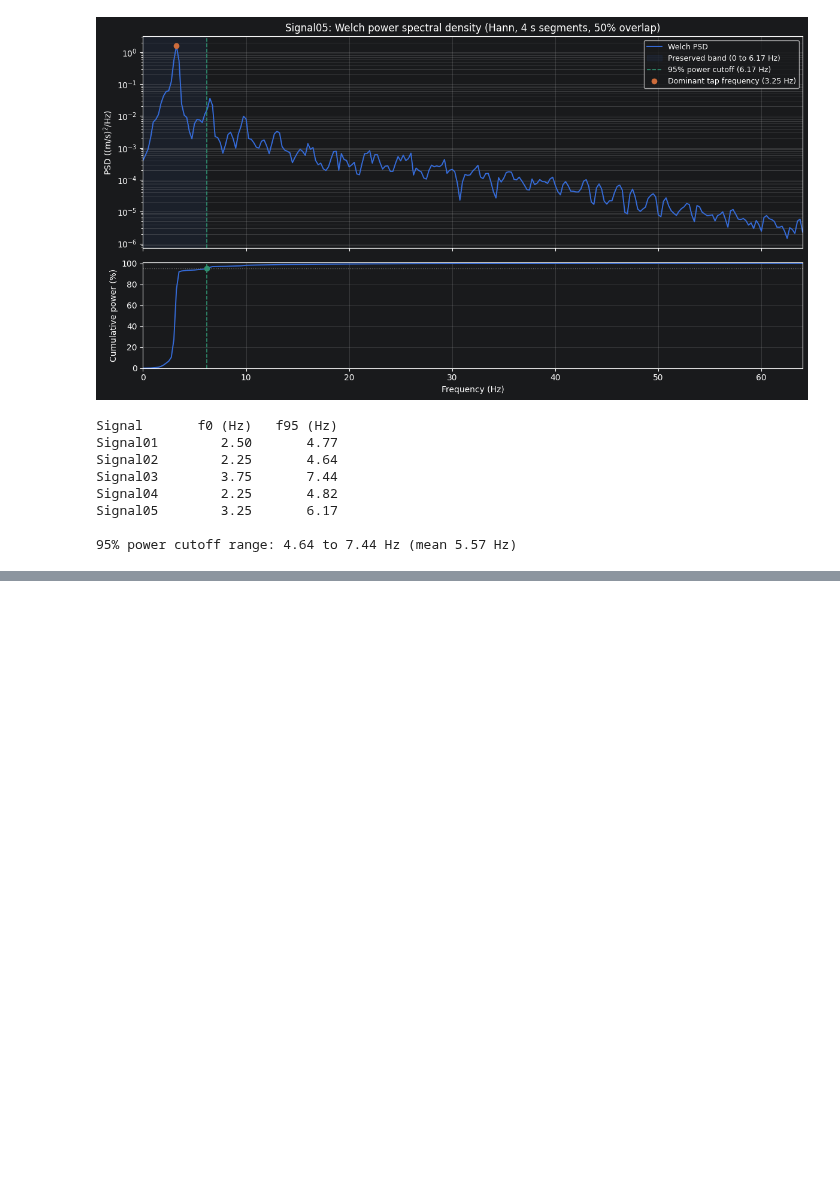
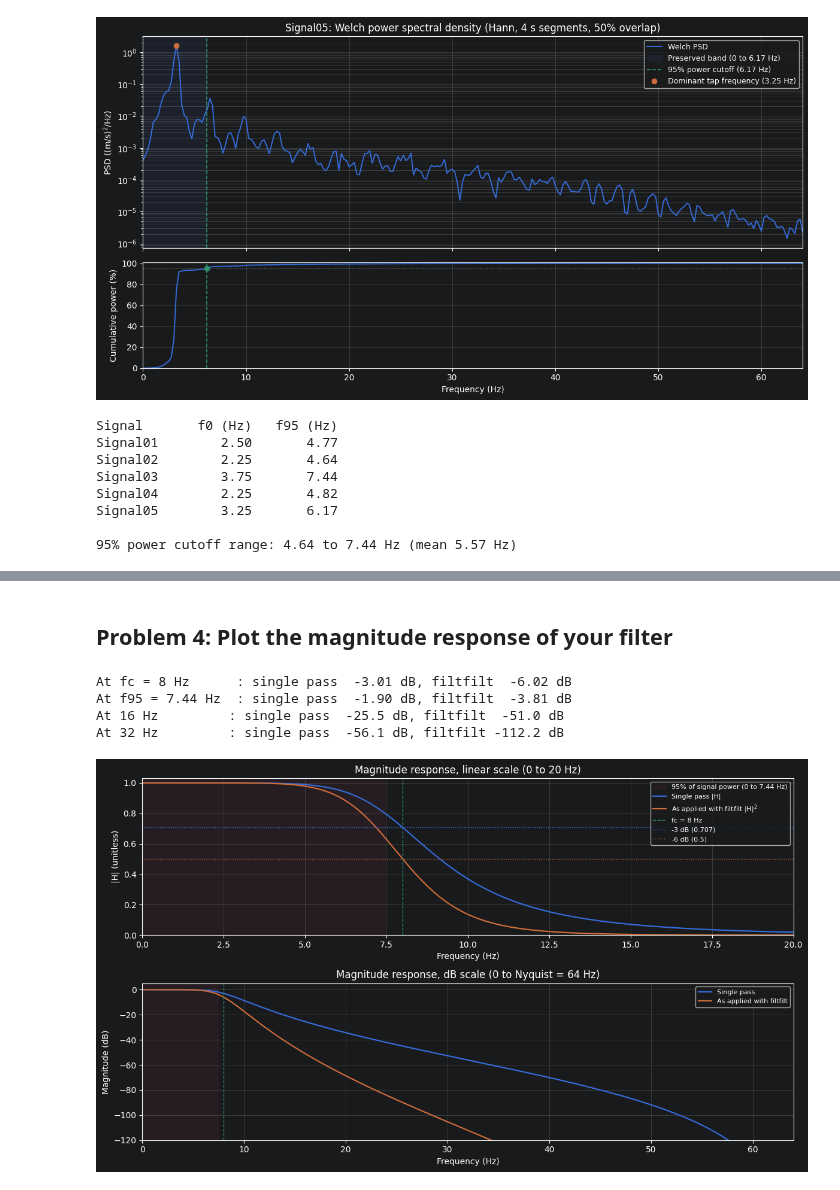
Before and after one commit to Jon-Knapp/EE522, a Jupyter notebook: Homework 4/Leg Agility Filter.ipynb, the cells around one changed output, grey strips where cells are left out. Drawn from its saved outputs; the diff is of its cells as text; code cells hidden in the pictures; blank space fills up the shorter version.

```diff
--- a/Homework 4/Leg Agility Filter.ipynb
+++ b/Homework 4/Leg Agility Filter.ipynb
@@ -173,0 +297,65 @@ for fname in files:
+# %% [markdown]
+## Problem 4: Plot the magnitude response of your filter
+# %%
+# ---------------------------------------------------------------
+# Problem 4: magnitude response of the filter
+# Single pass: |H(e^jw)|.  As applied with filtfilt: |H(e^jw)|^2.
+# Uses f95_all from the PSD cell to show where the tapping power lies.
+# ---------------------------------------------------------------
+f_H, H = signal.freqz(b, a, worN=4096, fs=fs)
+mag1   = np.abs(H)                             # single pass
+mag2   = mag1**2                               # filtfilt
+eps    = 1e-12                                 # avoid log(0) at Nyquist
+dB1    = 20 * np.log10(mag1 + eps)
+dB2    = 20 * np.log10(mag2 + eps)
+
+f_sig  = f95_all.max()                         # highest 95%-power frequency of the 5 signals
+k_fc   = np.argmin(np.abs(f_H - fc))
+k_sig  = np.argmin(np.abs(f_H - f_sig))
+print(f'At fc = {fc:g} Hz      : single pass {dB1[k_fc]:6.2f} dB, filtfilt {dB2[k_fc]:6.2f} dB')
+print(f'At f95 = {f_sig:.2f} Hz  : single pass {dB1[k_sig]:6.2f} dB, filtfilt {dB2[k_sig]:6.2f} dB')
+for f_chk in (16, 32):
+    k = np.argmin(np.abs(f_H - f_chk))
+    print(f'At {f_chk:>2} Hz         : single pass {dB1[k]:6.1f} dB, filtfilt {dB2[k]:6.1f} dB')
+
+fig, (ax1, ax2) = plt.subplots(2, 1, figsize=(12, 7))
+
+# --- Top: linear magnitude, zoomed on the passband / transition band ---
+f_zoom = 20.0
+ax1.axvspan(0, f_sig, color='C2', alpha=0.10,
+            label=f'95% of signal power (0 to {f_sig:.2f} Hz)')
+ax1.plot(f_H, mag1, color='C0', lw=1.6, label='Single pass |H|')
+ax1.plot(f_H, mag2, color='C1', lw=1.6, label='As applied with filtfilt |H|$^2$')
+ax1.axvline(fc, color='C3', ls='--', lw=1, label=f'fc = {fc:g} Hz')
+ax1.axhline(1 / np.sqrt(2), color='C0', ls=':', lw=1, label='-3 dB (0.707)')
+ax1.axhline(0.5, color='C1', ls=':', lw=1, label='-6 dB (0.5)')
+ax1.set_xlim(0, f_zoom)
+ax1.set_ylim(0, 1.03)
+ax1.set_xlabel('Frequency (Hz)')
+ax1.set_ylabel('|H| (unitless)')
+ax1.set_title(f'Magnitude response, linear scale (0 to {f_zoom:g} Hz)')
+ax1.legend(loc='upper right', fontsize=8)
+ax1.grid(alpha=0.3)
+
+# --- Bottom: magnitude in dB over the full band 0 to fs/2 ---
+db_floor = -120
+ax2.axvspan(0, f_sig, color='C2', alpha=0.10)
+ax2.plot(f_H, dB1, color='C0', lw=1.6, label='Single pass')
+ax2.plot(f_H, dB2, color='C1', lw=1.6, label='As applied with filtfilt')
+ax2.axvline(fc, color='C3', ls='--', lw=1)
+ax2.set_xlim(0, fs / 2)
+ax2.set_ylim(db_floor, 5)
+ax2.set_xlabel('Frequency (Hz)')
+ax2.set_ylabel('Magnitude (dB)')
+ax2.set_title(f'Magnitude response, dB scale (0 to Nyquist = {fs/2:g} Hz)')
+ax2.legend(loc='upper right', fontsize=8)
+ax2.grid(alpha=0.3)
+
+fig.tight_layout()
+plt.show()
+# %% [output]
+At fc = 8 Hz      : single pass  -3.01 dB, filtfilt  -6.02 dB
+At f95 = 7.44 Hz  : single pass  -1.90 dB, filtfilt  -3.81 dB
+At 16 Hz         : single pass  -25.5 dB, filtfilt  -51.0 dB
+At 32 Hz         : single pass  -56.1 dB, filtfilt -112.2 dB
+[figure, added]
```
Also changed, not shown: parts of 14 cells of this notebook, 2 other files.
